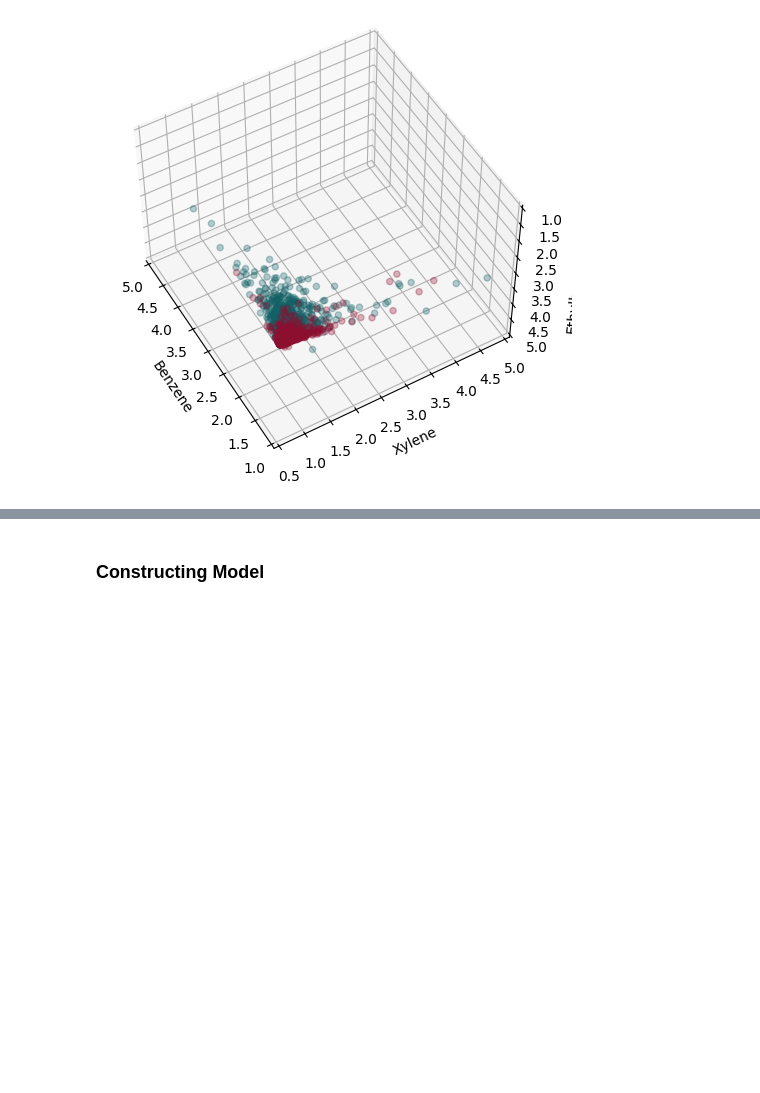
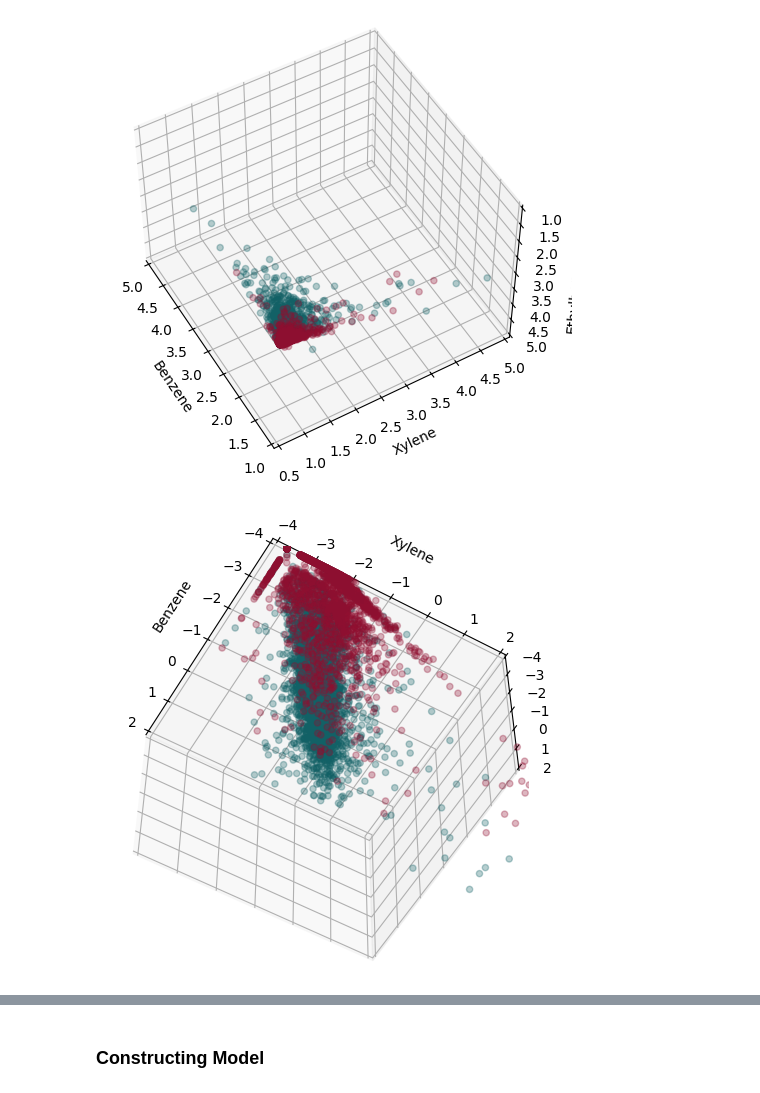
Before and after one commit to petepritch/STATS-503-Project, a Jupyter notebook: workspace/omar.ipynb, the cells around one changed output, grey strips where cells are left out. Cells and saved outputs as stored; diff of their text form; code cells hidden in the pictures; blank space fills up the shorter version.

```diff
--- a/workspace/omar.ipynb
+++ b/workspace/omar.ipynb
@@ -265,6 +267,31 @@ plt.show()
 # Data for three-dimensional scattered points
 # %% [output]
 [figure]
+# %%
+fig = plt.figure(figsize=plt.figaspect(0.5))
+ax = fig.add_subplot(111, projection='3d')
+
+
+ax.scatter3D(xs = smokers_l['LBXVBZ'], ys = smokers_l['LBXVXY'], zs = smokers_l['LBXVEB'], c = '#126166', alpha = .3);
+ax.scatter3D(xs = non_smokers_l['LBXVBZ'], ys = non_smokers_l['LBXVXY'], zs = non_smokers_l['LBXVEB'], c = '#900F30', alpha = .3);
+ax.set_xlim(-4,2)
+ax.set_zlim(-4,2)
+ax.set_ylim(-4,2)
+ax.set_xlabel(f'Benzene')
+ax.set_ylabel('Xylene')
+ax.set_zlabel('Ethylbenzene')
+ax.view_init(-235, 30, 0)
+plt.savefig('/Users/omarafifi/Downloads/NHANES Project/data/output_images/no_log')
+plt.tight_layout(w_pad = 20, h_pad = 10)
+plt.show()
+
+# Data for a three-dimensional line
+
+#ax.plot3D(xline, yline, zline, 'gray')
+
+# Data for three-dimensional scattered points
+# %% [output]
+[figure, added]
 # %%
 import plotly.graph_objects as go
 import numpy as np
```
Also changed, not shown: parts of 16 cells of this notebook.
